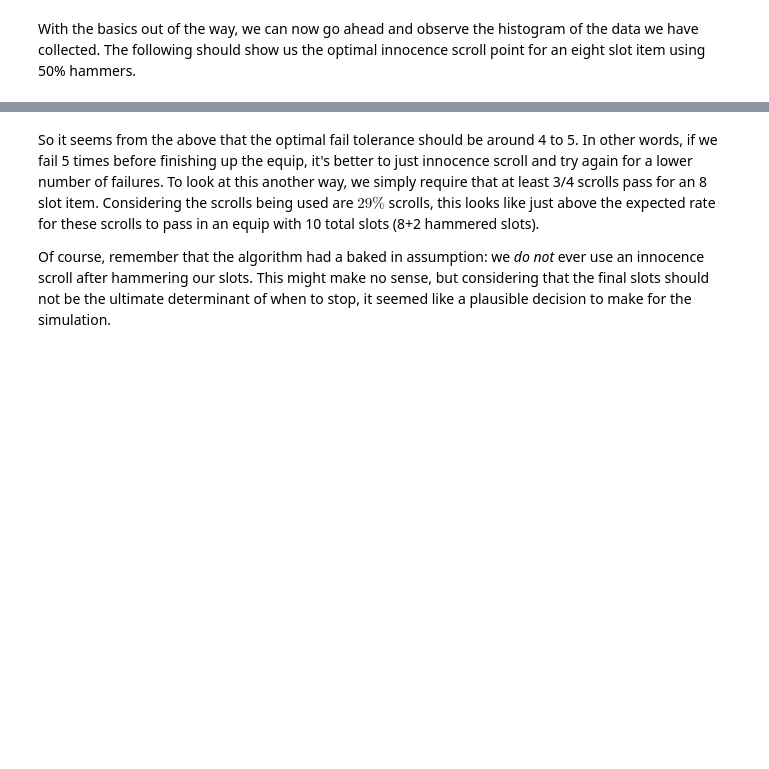
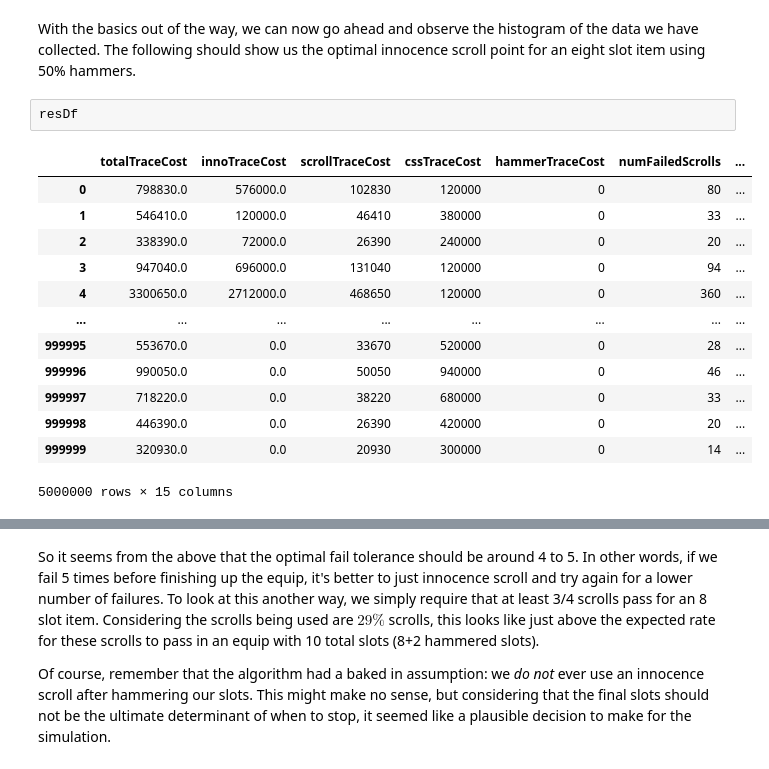
Before and after one commit to BrianMH/MSim, a Jupyter notebook: analysis/strace_analysis.ipynb, the cells around one changed output, grey strips where cells are left out. Drawn from its saved outputs; the diff is of its cells as text; blank space fills up the shorter version.

```diff
--- a/analysis/strace_analysis.ipynb
+++ b/analysis/strace_analysis.ipynb
@@ -154,6 +145,22 @@ Like before, we can take a look at the ICDF and see if there is anything particu
 ## Data Extrapolation
 # %% [markdown]
 With the basics out of the way, we can now go ahead and observe the histogram of the data we have collected. The following should show us the optimal innocence scroll point for an eight slot item using 50% hammers.
+# %%
+resDf
+# %% [output]
+|  | totalTraceCost | innoTraceCost | scrollTraceCost | cssTraceCost | hammerTraceCost | numFailedScrolls | ... |
+| 0 | 798830.0 | 576000.0 | 102830 | 120000 | 0 | 80 | ... |
+| 1 | 546410.0 | 120000.0 | 46410 | 380000 | 0 | 33 | ... |
+| 2 | 338390.0 | 72000.0 | 26390 | 240000 | 0 | 20 | ... |
+| 3 | 947040.0 | 696000.0 | 131040 | 120000 | 0 | 94 | ... |
+| 4 | 3300650.0 | 2712000.0 | 468650 | 120000 | 0 | 360 | ... |
+| ... | ... | ... | ... | ... | ... | ... | ... |
+| 999995 | 553670.0 | 0.0 | 33670 | 520000 | 0 | 28 | ... |
+| 999996 | 990050.0 | 0.0 | 50050 | 940000 | 0 | 46 | ... |
+| 999997 | 718220.0 | 0.0 | 38220 | 680000 | 0 | 33 | ... |
+| 999998 | 446390.0 | 0.0 | 26390 | 420000 | 0 | 20 | ... |
+| 999999 | 320930.0 | 0.0 | 20930 | 300000 | 0 | 14 | ... |
+5000000 rows × 15 columns
 # %%
 # begin plotting each distribution for total trace cost first (it should not be normal as it is the sum of three different distributions)
 fig, plots = plt.subplots(int(np.ceil(np.sqrt(totUniqueCombs))), int(np.ceil(np.sqrt(totUniqueCombs))), figsize = (12, 12))
```
Also changed, not shown: parts of 6 cells of this notebook, 2 other files.
